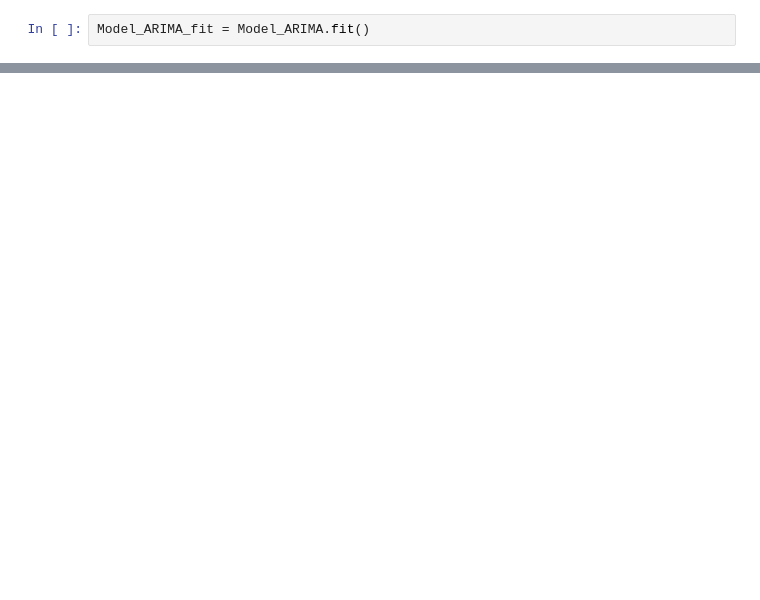
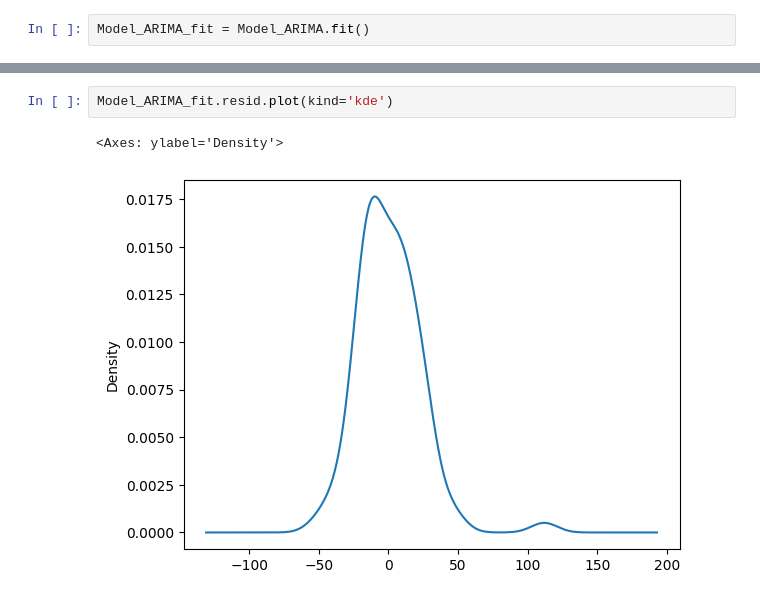
Before and after one commit to Madushani-Weerasekara/TimeSeriesData-Analysis, a Jupyter notebook: ARIMA_Model.ipynb, the cells around one changed output, grey strips where cells are left out. Cells and saved outputs as stored; diff of their text form; blank space fills up the shorter version.

```diff
--- a/ARIMA_Model.ipynb
+++ b/ARIMA_Model.ipynb
@@ -295,0 +405,5 @@ Warnings:
+# %%
+Model_ARIMA_fit.resid.plot(kind='kde')
+# %% [output]
+<Axes: ylabel='Density'>
+[figure, added]
```
Also changed, not shown: parts of 13 cells of this notebook.
